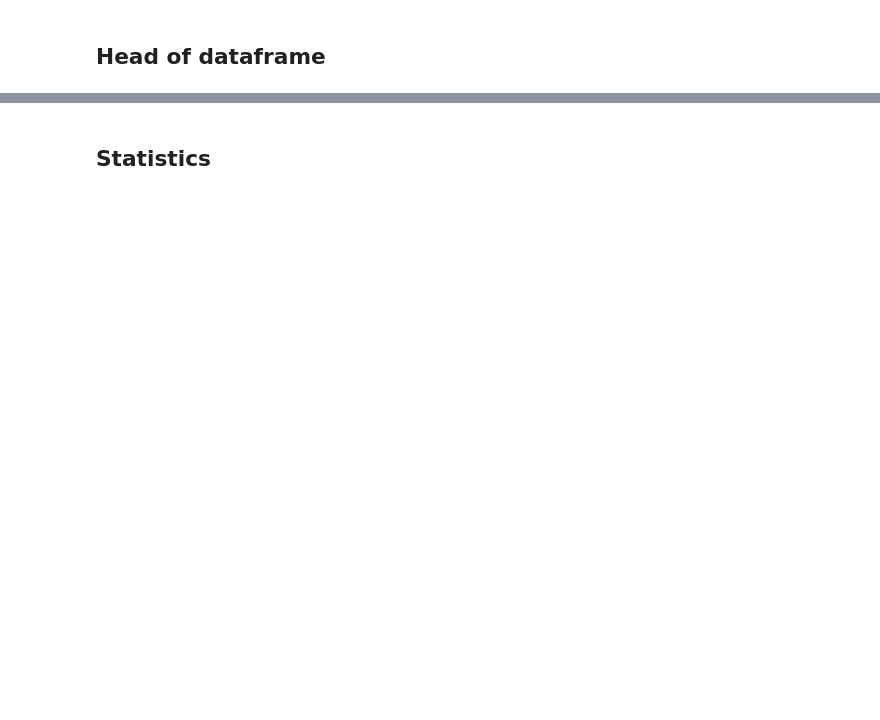
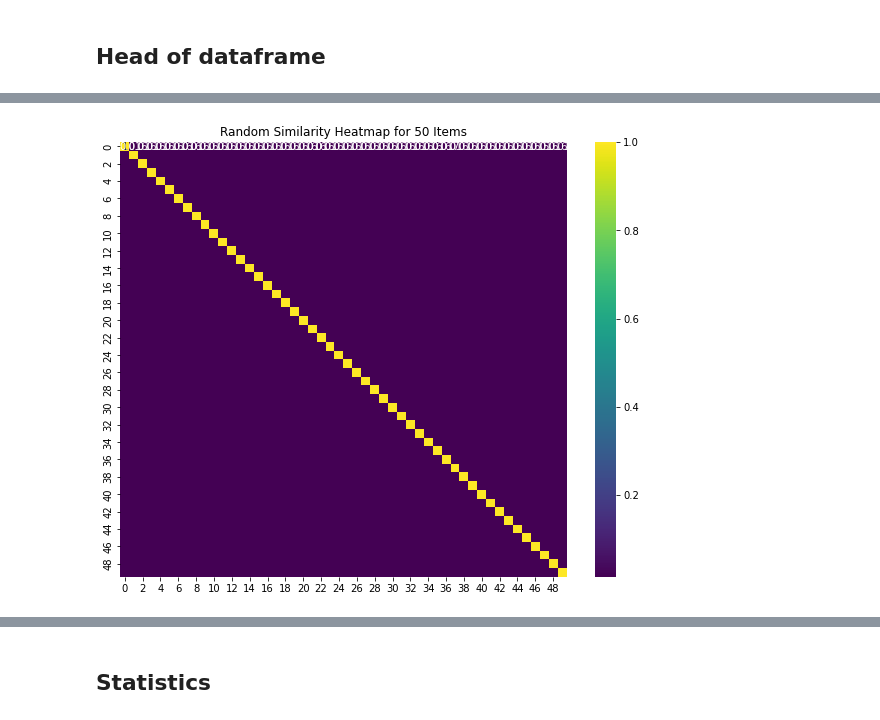
Before and after one commit to Pebeirao/SalesPredictionProject, a Jupyter notebook: eda.ipynb, the cells around one changed output, grey strips where cells are left out. Drawn from its saved outputs; the diff is of its cells as text; code cells hidden in the pictures; blank space fills up the shorter version.

```diff
--- a/eda.ipynb
+++ b/eda.ipynb
@@ -75,0 +102,42 @@ df.head()
+# %%
+
+import pandas as pd
+import numpy as np
+import seaborn as sns
+import matplotlib.pyplot as plt
+from sklearn.preprocessing import StandardScaler
+from scipy.spatial.distance import pdist, squareform
+
+df = sales_train_validation
+
+# Randomly select a subset of items (e.g., 50 items)
+subset_size = 50
+random_subset = df.sample(subset_size, random_state=42)
+
+# Extract the relevant data for similarity calculation
+subset_data = random_subset.set_index('id').iloc[:, 1:]
+
+# Calculate the percentage change in daily sales
+subset_daily_sales_changes = subset_data.transpose().pct_change().fillna(0)
+
+# Replace infinite values with NaN and fill NaN values with zeros
+subset_daily_sales_changes.replace([np.inf, -np.inf], np.nan, inplace=True)
+subset_daily_sales_changes.fillna(0, inplace=True)
+
+# Standardize the data (normalize)
+scaler = StandardScaler()
+subset_daily_sales_changes_std = scaler.fit_transform(subset_daily_sales_changes)
+
+# Calculate pairwise Euclidean distances for the subset
+pairwise_distances = pdist(subset_daily_sales_changes_std.T, metric='euclidean')
+
+# Convert the pairwise distances to a square matrix
+similarity_matrix = 1 / (1 + squareform(pairwise_distances))
+
+# Create a heatmap using seaborn with adjusted color map
+plt.figure(figsize=(10, 8))
+sns.heatmap(similarity_matrix, annot=True, cmap='viridis')
+plt.title('Random Similarity Heatmap for 50 Items')
+plt.show()
+# %% [output]
+[figure, added]
```
Also changed, not shown: parts of 10 cells of this notebook.
